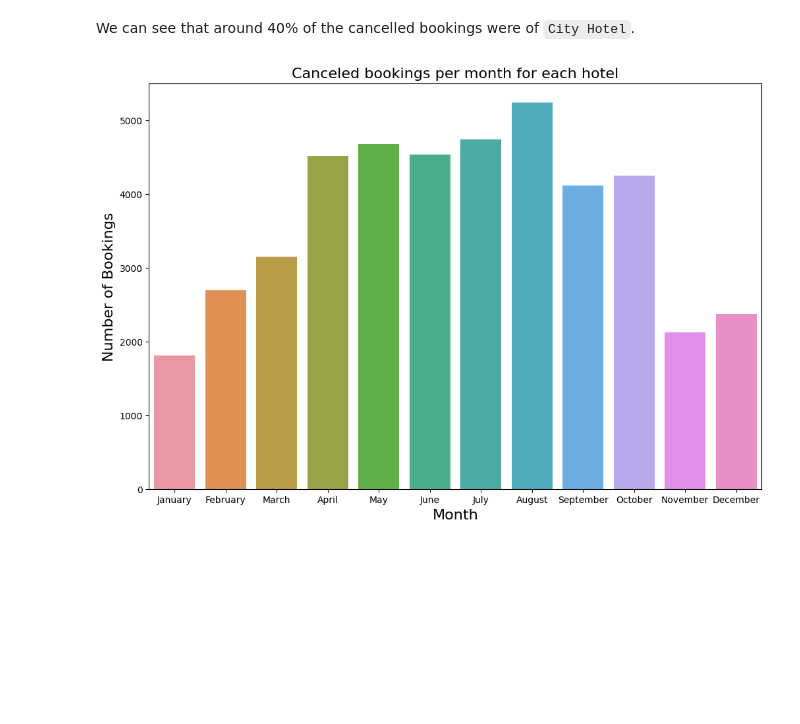
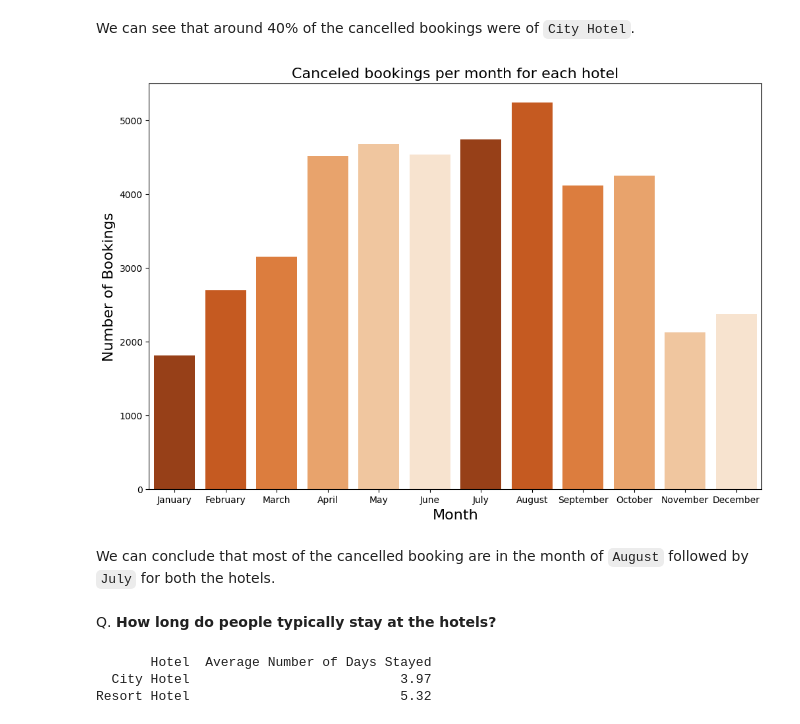
Before and after one commit to Chirag529/Hotel_EDA, a Jupyter notebook: main.ipynb, the cells around one changed output. Drawn from its saved outputs; the diff is of its cells as text; code cells hidden in the pictures; blank space fills up the shorter version.

Commit message:
number of days guest stays by market type

```diff
--- a/main.ipynb
+++ b/main.ipynb
@@ -418,23 +420,49 @@ Resort Hotel                    27.77
 We can see that around 40% of the cancelled bookings were of `City Hotel`. <br />
 # %%
 # Let's see number of cancelled booking per month for each hotel also make the month order logical
-canceled_bookings_per_month = canceled_bookings["arrival_date_month"].value_counts(
-)
+canceled_bookings_per_month = canceled_bookings["arrival_date_month"].value_counts()
 canceled_bookings_per_month = canceled_bookings_per_month.reindex(
     ordered_months, axis=0
 )
 
 # Let's plot a bar chart for cancelled bookings per month for each hotel
 plt.figure(figsize=(12, 8))
 sns.barplot(
     x=canceled_bookings_per_month.index,
     y=canceled_bookings_per_month.values,
-    # palette=palette,
+    palette=palette,
 )
 
 plt.title("Canceled bookings per month for each hotel", fontsize=16)
 plt.xlabel("Month", fontsize=16)
 plt.ylabel("Number of Bookings", fontsize=16)
 plt.show()
 # %% [output]
-[figure, old version]
+[figure, new version]
+# %% [markdown]
+We can conclude that most of the cancelled booking are in the month of `August` followed by `July` for both the hotels.
+# %% [markdown]
+Q. **How long do people typically stay at the hotels?**
+# %%
+# Let's find out how long do people stay at the hotels
+# Calculate the total number of nights stayed
+df["total_nights"] = df["stays_in_weekend_nights"] + df["stays_in_week_nights"]
+
+# Calculate the total number of days stayed
+df["total_days"] = df["total_nights"] + 1
+
+# Find the average number of days stayed by hotel type
+avg_days_stayed = df.groupby("hotel")["total_days"].mean().round(2)
+
+# Create a DataFrame with hotel and average number of days stayed
+avg_days_stayed_df = avg_days_stayed.reset_index()
+
+# Rename the columns for clarity
+avg_days_stayed_df.columns = ["Hotel", "Average Number of Days Stayed"]
+
+# Display the result without the index column
+print(avg_days_stayed_df.to_string(index=False))
+# %% [output]
+       Hotel  Average Number of Days Stayed
+  City Hotel                           3.97
+Resort Hotel                           5.32
```
Also changed, not shown: parts of 3 cells of this notebook.
